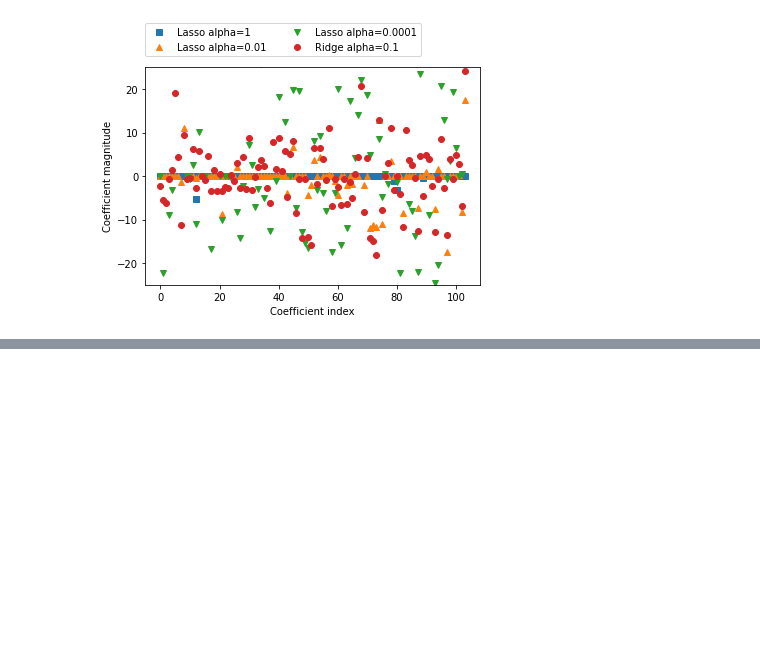
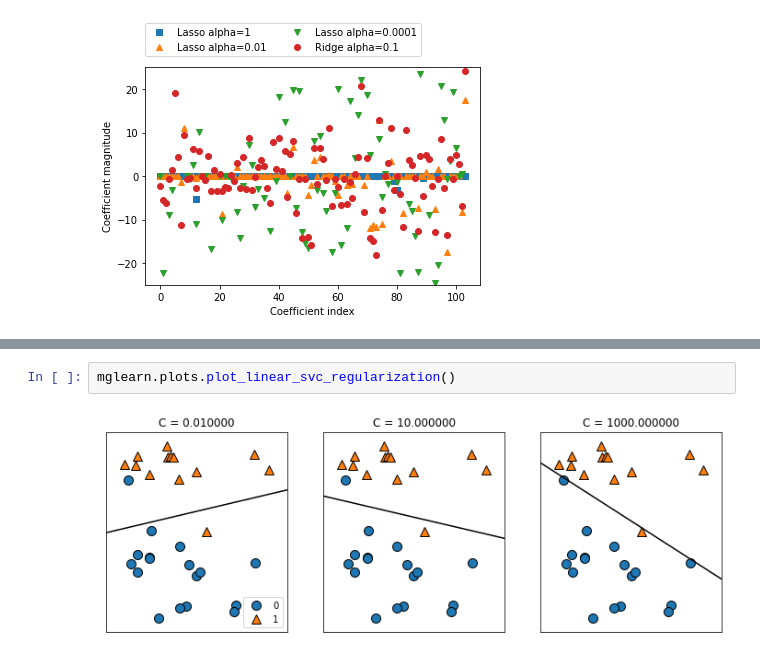
Before and after one commit to jeewonkimm2/TIL, a Jupyter notebook: SeoulTech/Business_Analytics/introduction_to_ml_with_python_02_supervised_learning.ipynb, the cells around one changed output, grey strips where cells are left out. Saved outputs shown, nothing was run; the diff lists cells and outputs as text; blank space fills up the shorter version.

```diff
--- a/SeoulTech/Business_Analytics/introduction_to_ml_with_python_02_supervised_learning.ipynb
+++ b/SeoulTech/Business_Analytics/introduction_to_ml_with_python_02_supervised_learning.ipynb
@@ -447,0 +469,4 @@ Text(0, 0.5, 'Coefficient magnitude')
+# %%
+mglearn.plots.plot_linear_svc_regularization()
+# %% [output]
+[figure, added]
```
Also changed, not shown: parts of 18 cells of this notebook.
